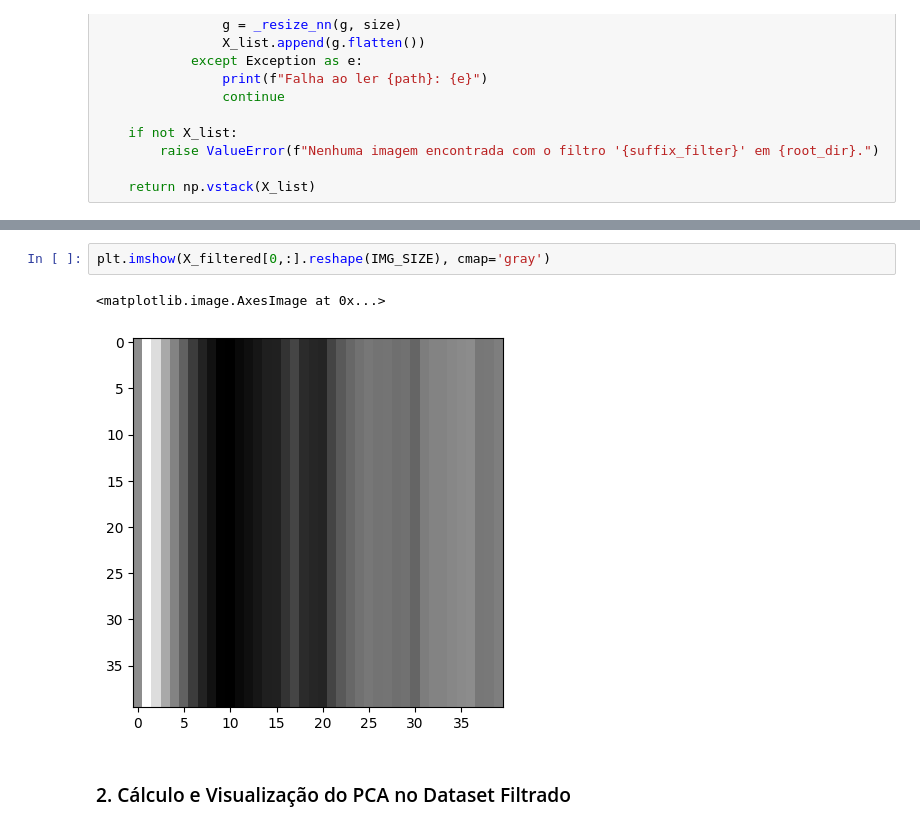
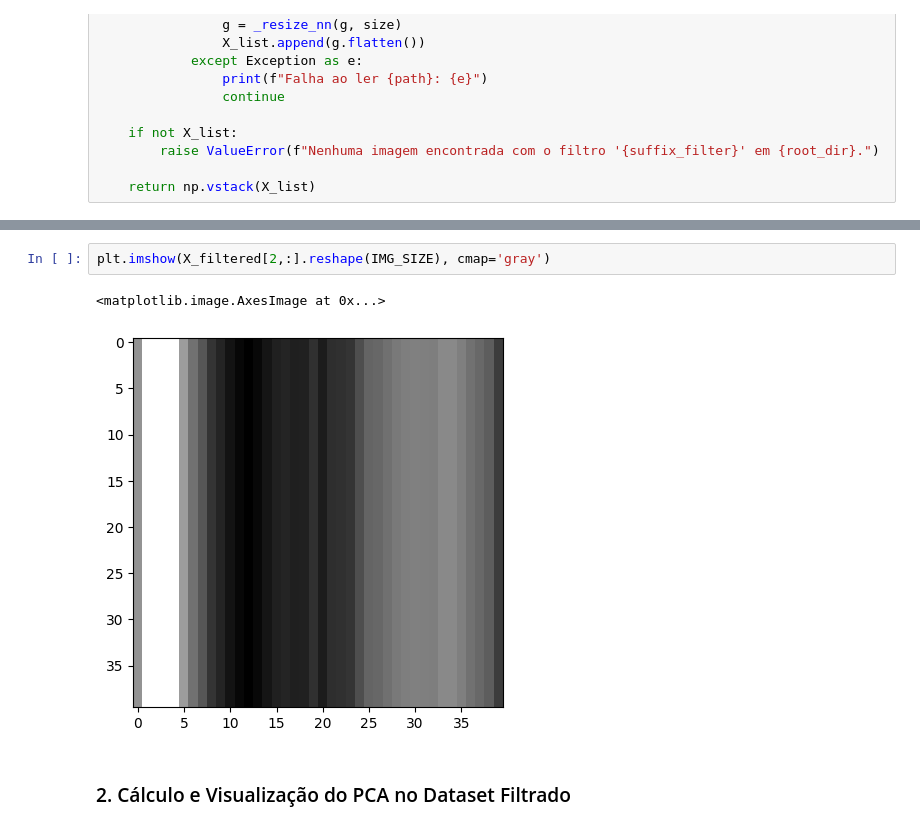
Before and after one commit to LucasJLBraz/Trabalhos_IC_Aplicada, a Jupyter notebook: notebooks/TC2/analise_pca_luz_controlada.ipynb, the cells around one changed output, grey strips where cells are left out. Saved outputs shown, nothing was run; the diff lists cells and outputs as text.

```diff
--- a/notebooks/TC2/analise_pca_luz_controlada.ipynb
+++ b/notebooks/TC2/analise_pca_luz_controlada.ipynb
@@ -51,8 +51,8 @@ except ValueError as e:
 # %%
-plt.imshow(X_filtered[0,:].reshape(IMG_SIZE), cmap='gray')
+plt.imshow(X_filtered[2,:].reshape(IMG_SIZE), cmap='gray')
 # %% [output]
 <matplotlib.image.AxesImage at 0x...>
-[figure, old version]
+[figure, new version]
 # %% [markdown]
 ### 2. Cálculo e Visualização do PCA no Dataset Filtrado
 # %%
```
Also changed, not shown: parts of 2 cells of this notebook, 29 other files.
